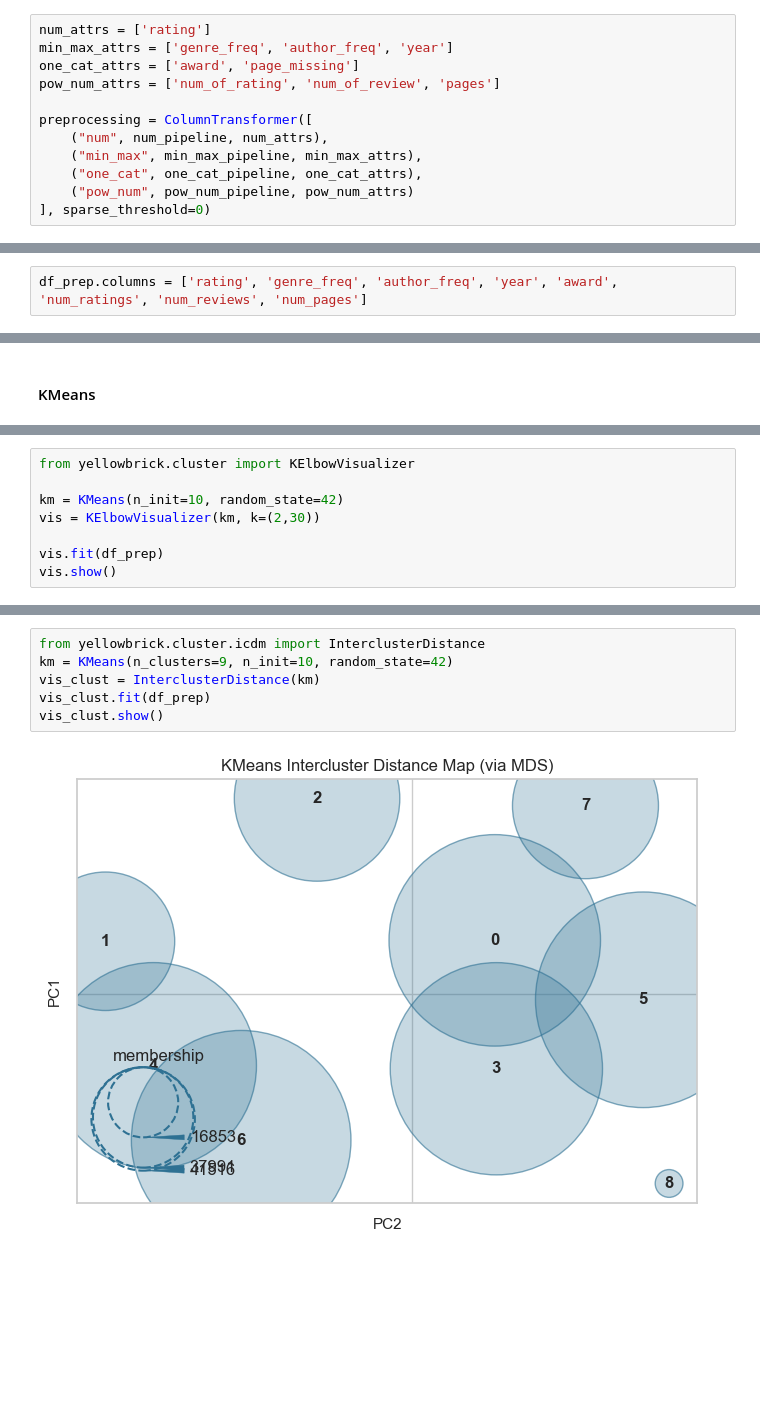
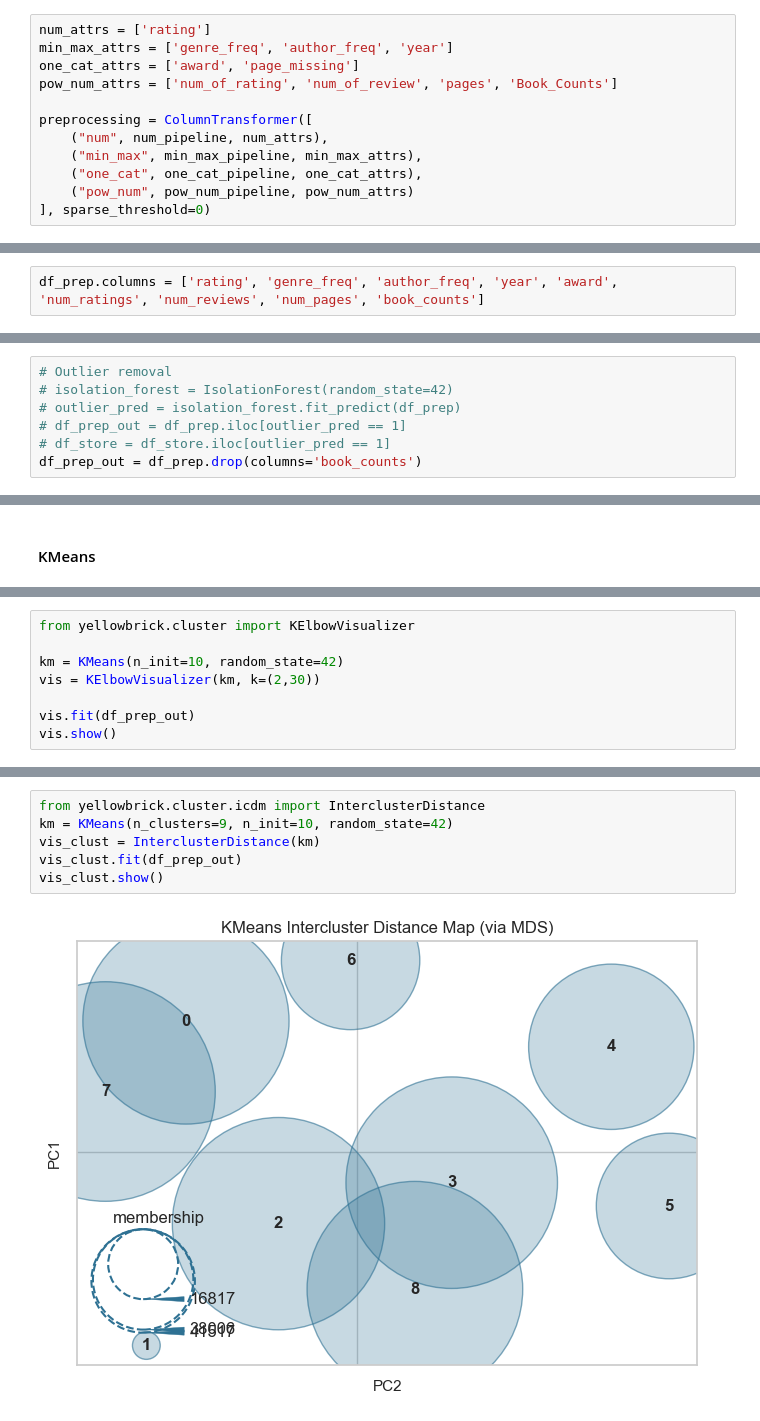
Before and after one commit to McGill-MMA-EnterpriseAnalytics/Goodreads_Book_Recommendation, a Jupyter notebook: Modelling/Book_Clustering.ipynb, the cells around one changed output, grey strips where cells are left out. Drawn from its saved outputs; the diff is of its cells as text; blank space fills up the shorter version.

Commit message:
Updated Book Clustering and added recommendations

```diff
--- a/Modelling/Book_Clustering.ipynb
+++ b/Modelling/Book_Clustering.ipynb
@@ -211,7 +225,7 @@ pow_num_pipeline = Pipeline([
 num_attrs = ['rating']
 min_max_attrs = ['genre_freq', 'author_freq', 'year']
 one_cat_attrs = ['award', 'page_missing']
-pow_num_attrs = ['num_of_rating', 'num_of_review', 'pages']
+pow_num_attrs = ['num_of_rating', 'num_of_review', 'pages', 'Book_Counts']
 
 preprocessing = ColumnTransformer([
     ("num", num_pipeline, num_attrs),
@@ -237,7 +251,7 @@ df_prep.head()
 | 3 | 0.822618 | 0.009246 | 0.000000 | 0.087402 | 0.0 | ... |
 | 4 | -2.805527 | 0.000647 | 0.001582 | 0.085534 | 0.0 | ... |
 # %%
-df_prep.columns = ['rating', 'genre_freq', 'author_freq', 'year', 'award', 'num_ratings', 'num_reviews', 'num_pages']
+df_prep.columns = ['rating', 'genre_freq', 'author_freq', 'year', 'award', 'num_ratings', 'num_reviews', 'num_pages', 'book_counts']
 # %%
 df_prep.corr()
 # %% [output]
@@ -253,3 +268,10 @@ df_prep.corr()
+# %%
+# Outlier removal
+# isolation_forest = IsolationForest(random_state=42)
+# outlier_pred = isolation_forest.fit_predict(df_prep)
+# df_prep_out = df_prep.iloc[outlier_pred == 1]
+# df_store = df_store.iloc[outlier_pred == 1]
+df_prep_out = df_prep.drop(columns='book_counts')
 # %% [markdown]
 ### 3) Model Testing
 # %% [markdown]
@@ -285,6 +291,6 @@ from yellowbrick.cluster import KElbowVisualizer
 km = KMeans(n_init=10, random_state=42)
 vis = KElbowVisualizer(km, k=(2,30))
 
-vis.fit(df_prep)
+vis.fit(df_prep_out)
 vis.show()
 # %% [output]
@@ -293,11 +299,11 @@ vis.show()
 # %%
 from yellowbrick.cluster.icdm import InterclusterDistance
 km = KMeans(n_clusters=9, n_init=10, random_state=42)
 vis_clust = InterclusterDistance(km)
-vis_clust.fit(df_prep)
+vis_clust.fit(df_prep_out)
 vis_clust.show()
 # %% [output]
-[figure, old version]
+[figure, new version]
 <AxesSubplot: title={'center': 'KMeans Intercluster Distance Map (via MDS)'}, xlabel='PC2', ylabel='PC1'>
 # %%
 from sklearn.decomposition import PCA
```
Also changed, not shown: parts of 70 cells of this notebook.
